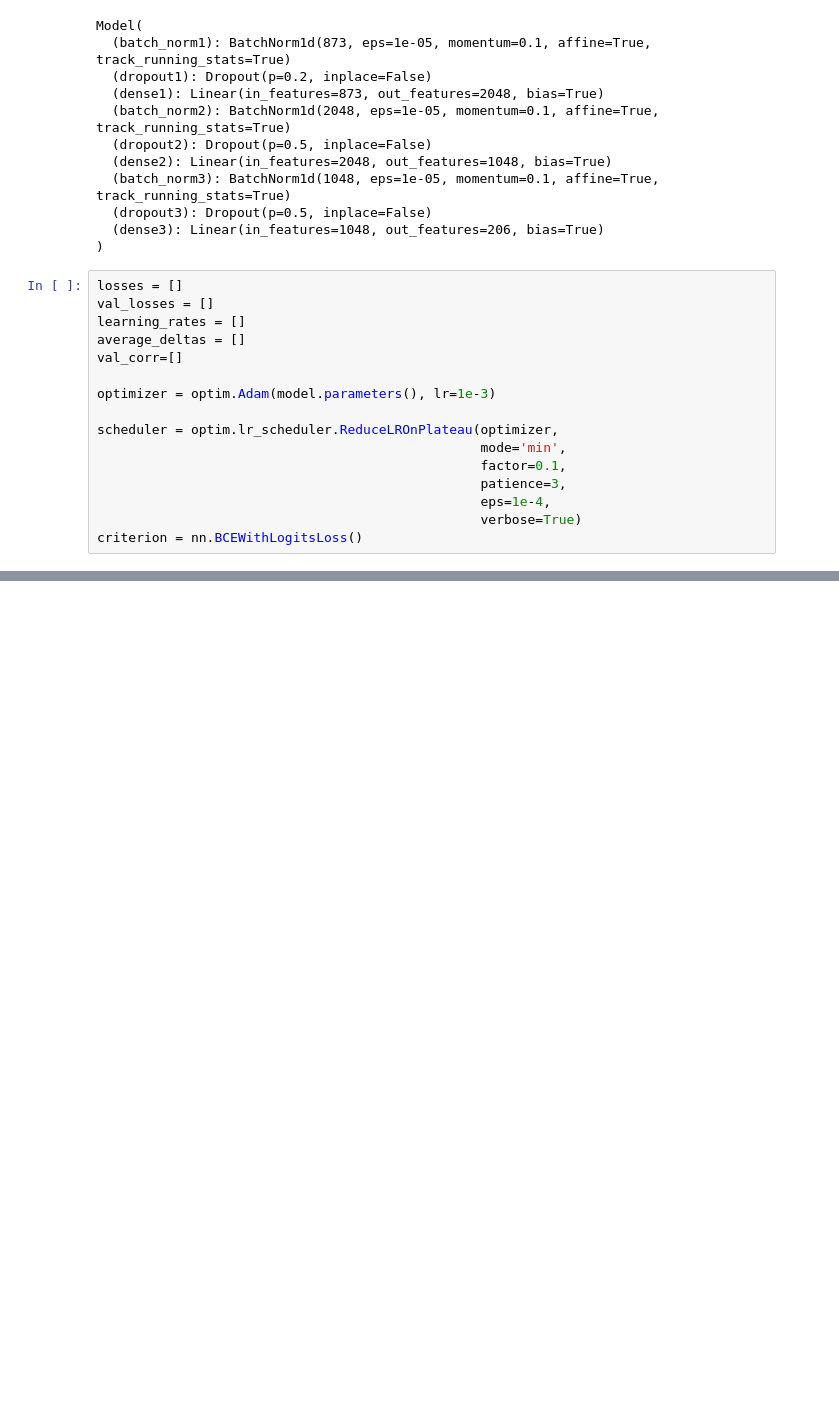
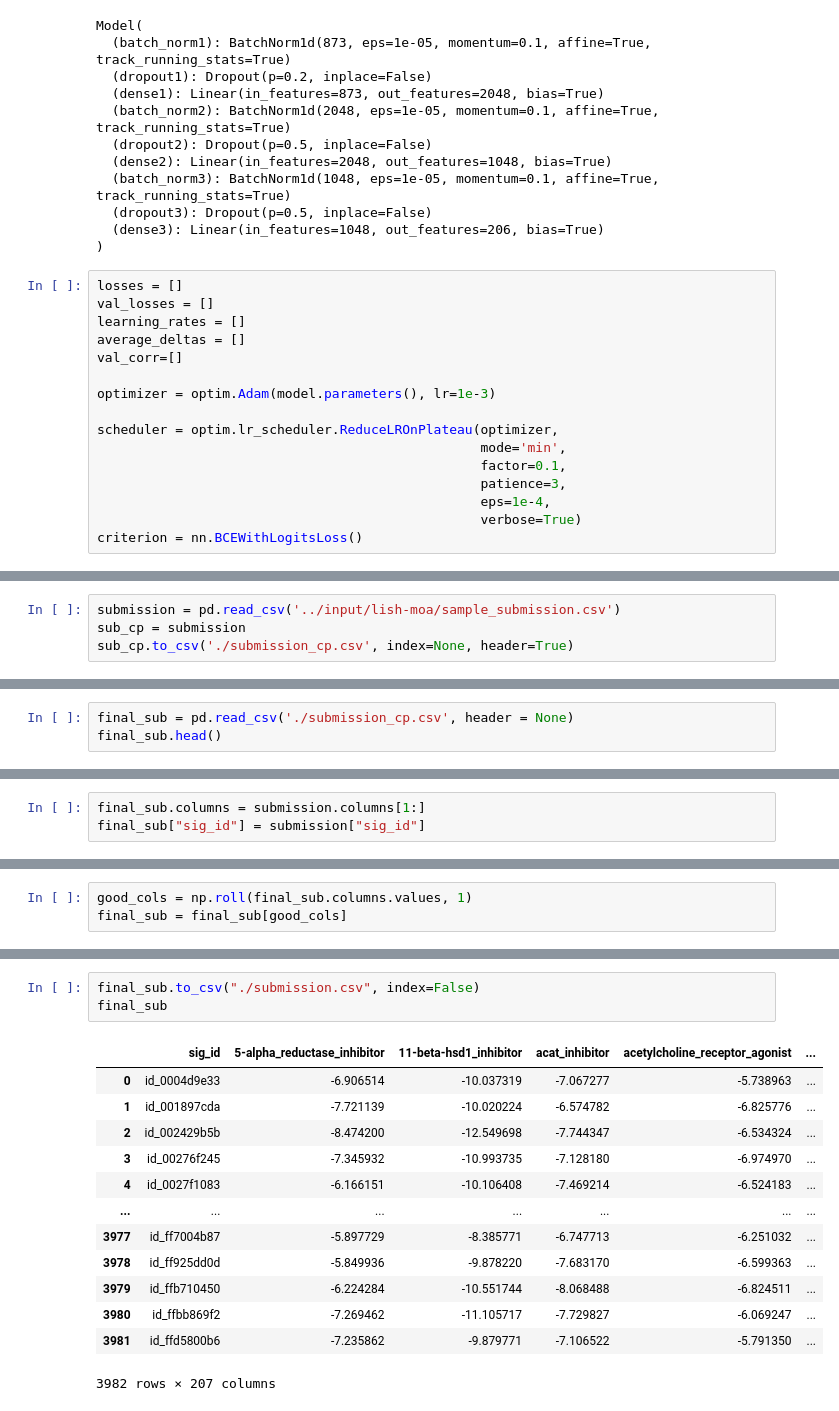
Before and after one commit to Mainakdeb/moa-classification, a Jupyter notebook: moa-classification.ipynb, the cells around one changed output, grey strips where cells are left out. Drawn from its saved outputs; the diff is of its cells as text; blank space fills up the shorter version.

Commit message:
adjust hyperparameters and enable submission

```diff
--- a/moa-classification.ipynb
+++ b/moa-classification.ipynb
@@ -246,0 +276,4 @@ for epoch in range(num_epochs):
+# %%
+submission = pd.read_csv('../input/lish-moa/sample_submission.csv')
+sub_cp = submission
+sub_cp.to_csv('./submission_cp.csv', index=None, header=True)
@@ -246,0 +286,3 @@ for epoch in range(num_epochs):
+# %%
+final_sub = pd.read_csv('./submission_cp.csv', header = None)
+final_sub.head()
@@ -246,0 +297,3 @@ for epoch in range(num_epochs):
+# %%
+final_sub.columns = submission.columns[1:]
+final_sub["sig_id"] = submission["sig_id"]
@@ -246,0 +310,3 @@ for epoch in range(num_epochs):
+# %%
+good_cols = np.roll(final_sub.columns.values, 1)
+final_sub = final_sub[good_cols]
@@ -246,0 +327,17 @@ for epoch in range(num_epochs):
+# %%
+final_sub.to_csv("./submission.csv", index=False)
+final_sub
+# %% [output]
+|  | sig_id | 5-alpha_reductase_inhibitor | 11-beta-hsd1_inhibitor | acat_inhibitor | acetylcholine_receptor_agonist | ... |
+| 0 | id_0004d9e33 | -6.906514 | -10.037319 | -7.067277 | -5.738963 | ... |
+| 1 | id_001897cda | -7.721139 | -10.020224 | -6.574782 | -6.825776 | ... |
+| 2 | id_002429b5b | -8.474200 | -12.549698 | -7.744347 | -6.534324 | ... |
+| 3 | id_00276f245 | -7.345932 | -10.993735 | -7.128180 | -6.974970 | ... |
+| 4 | id_0027f1083 | -6.166151 | -10.106408 | -7.469214 | -6.524183 | ... |
+| ... | ... | ... | ... | ... | ... | ... |
+| 3977 | id_ff7004b87 | -5.897729 | -8.385771 | -6.747713 | -6.251032 | ... |
+| 3978 | id_ff925dd0d | -5.849936 | -9.878220 | -7.683170 | -6.599363 | ... |
+| 3979 | id_ffb710450 | -6.224284 | -10.551744 | -8.068488 | -6.824511 | ... |
+| 3980 | id_ffbb869f2 | -7.269462 | -11.105717 | -7.729827 | -6.069247 | ... |
+| 3981 | id_ffd5800b6 | -7.235862 | -9.879771 | -7.106522 | -5.791350 | ... |
+3982 rows × 207 columns
```
Also changed, not shown: parts of 13 cells of this notebook.
